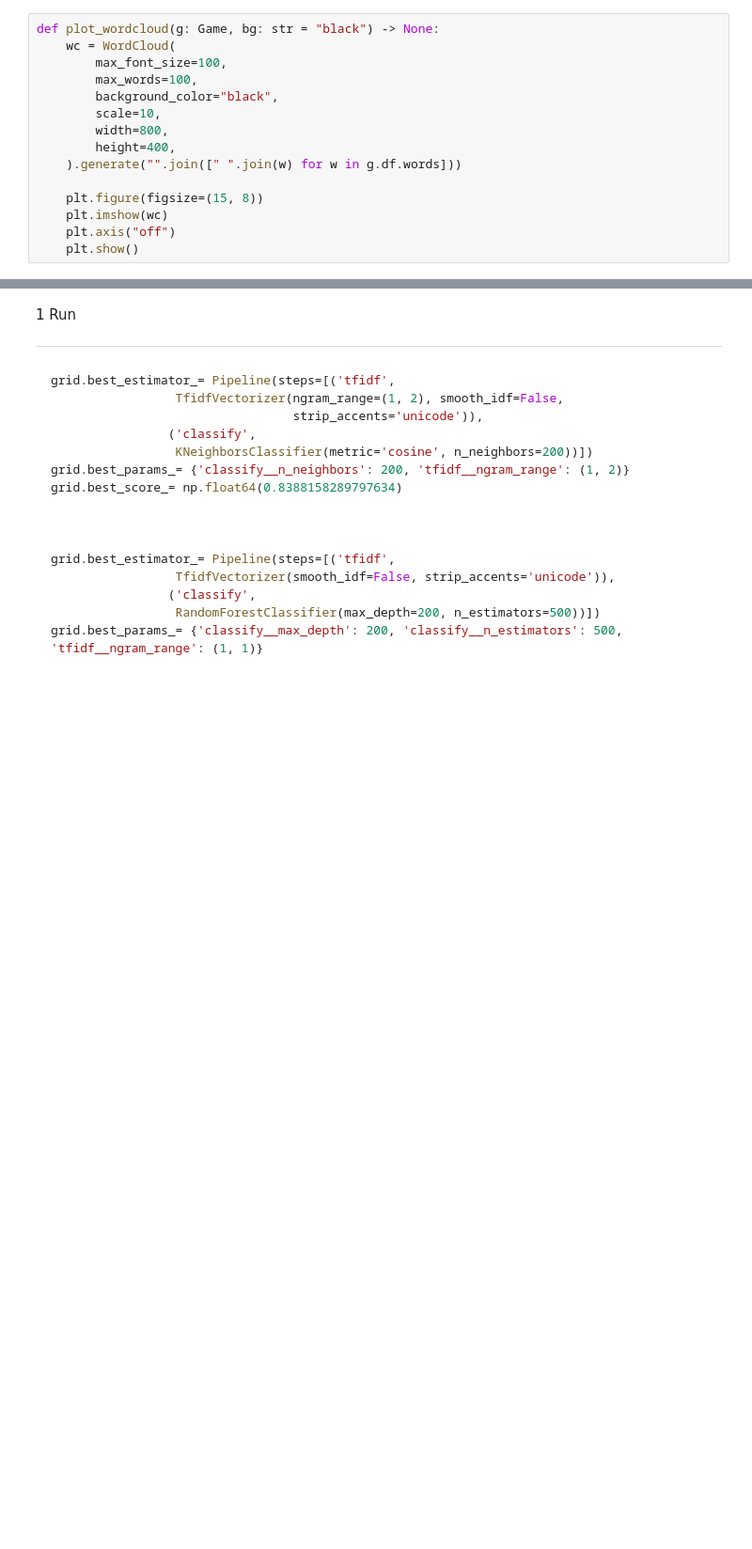
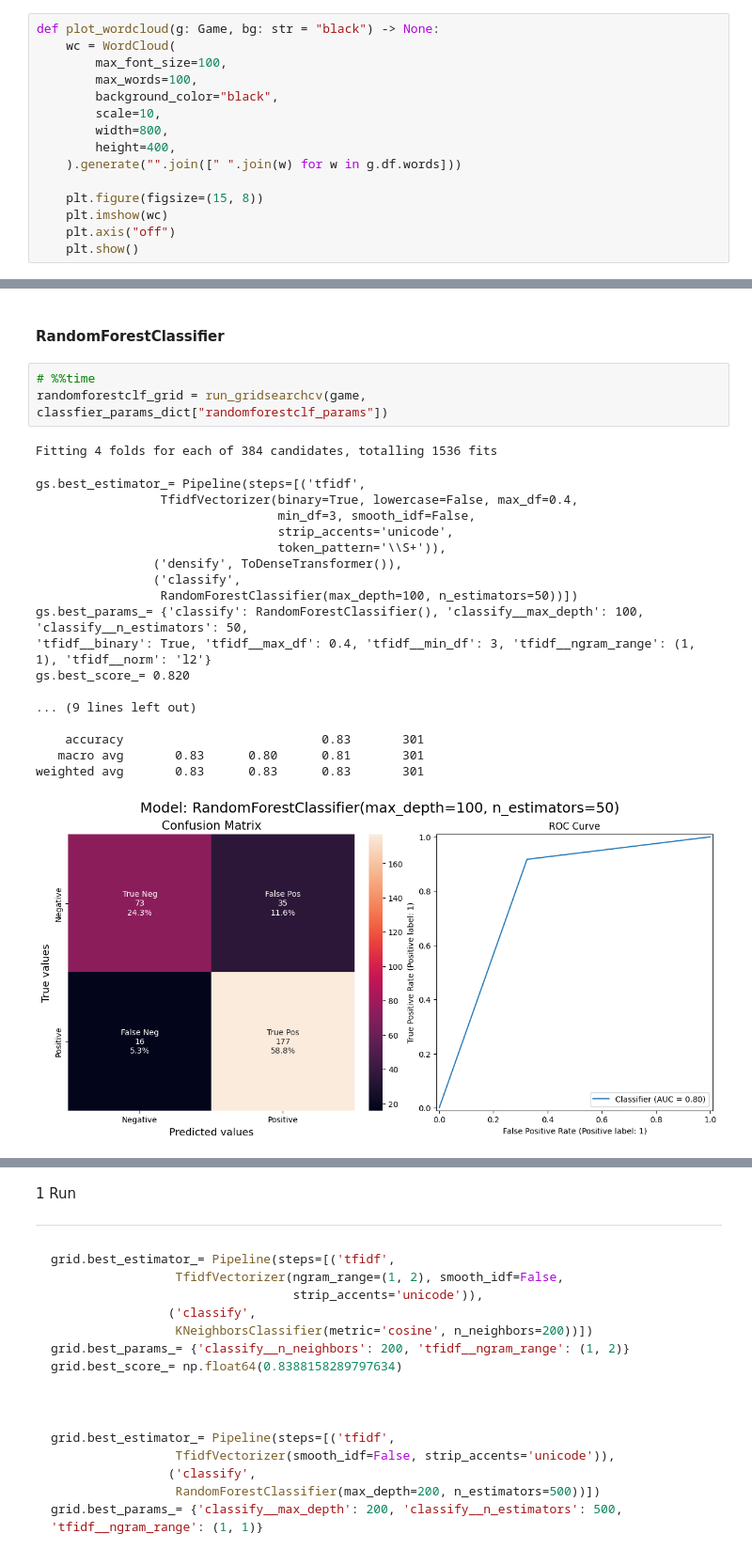
Before and after one commit to Rodrigo-Pedreira/ECM514_CD, a Jupyter notebook: refactored.ipynb, the cells around one changed output, grey strips where cells are left out. Shown at 94% size. Cells and saved outputs as stored; diff of their text form; blank space fills up the shorter version.

```diff
--- a/refactored.ipynb
+++ b/refactored.ipynb
@@ -1312,0 +1394,25 @@ cloudpkl_dump(randomforestclf_grid, "randomforestclf_grid")
+# %% [markdown]
+#### RandomForestClassifier
+# %%
+# %%time
+randomforestclf_grid = run_gridsearchcv(game, classfier_params_dict["randomforestclf_params"])
+# %% [output]
+Fitting 4 folds for each of 384 candidates, totalling 1536 fits
+gs.best_estimator_= Pipeline(steps=[('tfidf',
+                 TfidfVectorizer(binary=True, lowercase=False, max_df=0.4,
+                                 min_df=3, smooth_idf=False,
+                                 strip_accents='unicode',
+                                 token_pattern='\\S+')),
+                ('densify', ToDenseTransformer()),
+                ('classify',
+                 RandomForestClassifier(max_depth=100, n_estimators=50))])
+gs.best_params_= {'classify': RandomForestClassifier(), 'classify__max_depth': 100, 'classify__n_estimators': 50,
+'tfidf__binary': True, 'tfidf__max_df': 0.4, 'tfidf__min_df': 3, 'tfidf__ngram_range': (1, 1), 'tfidf__norm': 'l2'}
+gs.best_score_= 0.820
+
+... (9 lines left out)
+
+    accuracy                           0.83       301
+   macro avg       0.83      0.80      0.81       301
+weighted avg       0.83      0.83      0.83       301
+[figure, added]
```
Also changed, not shown: parts of 91 cells of this notebook, 17 other files.
